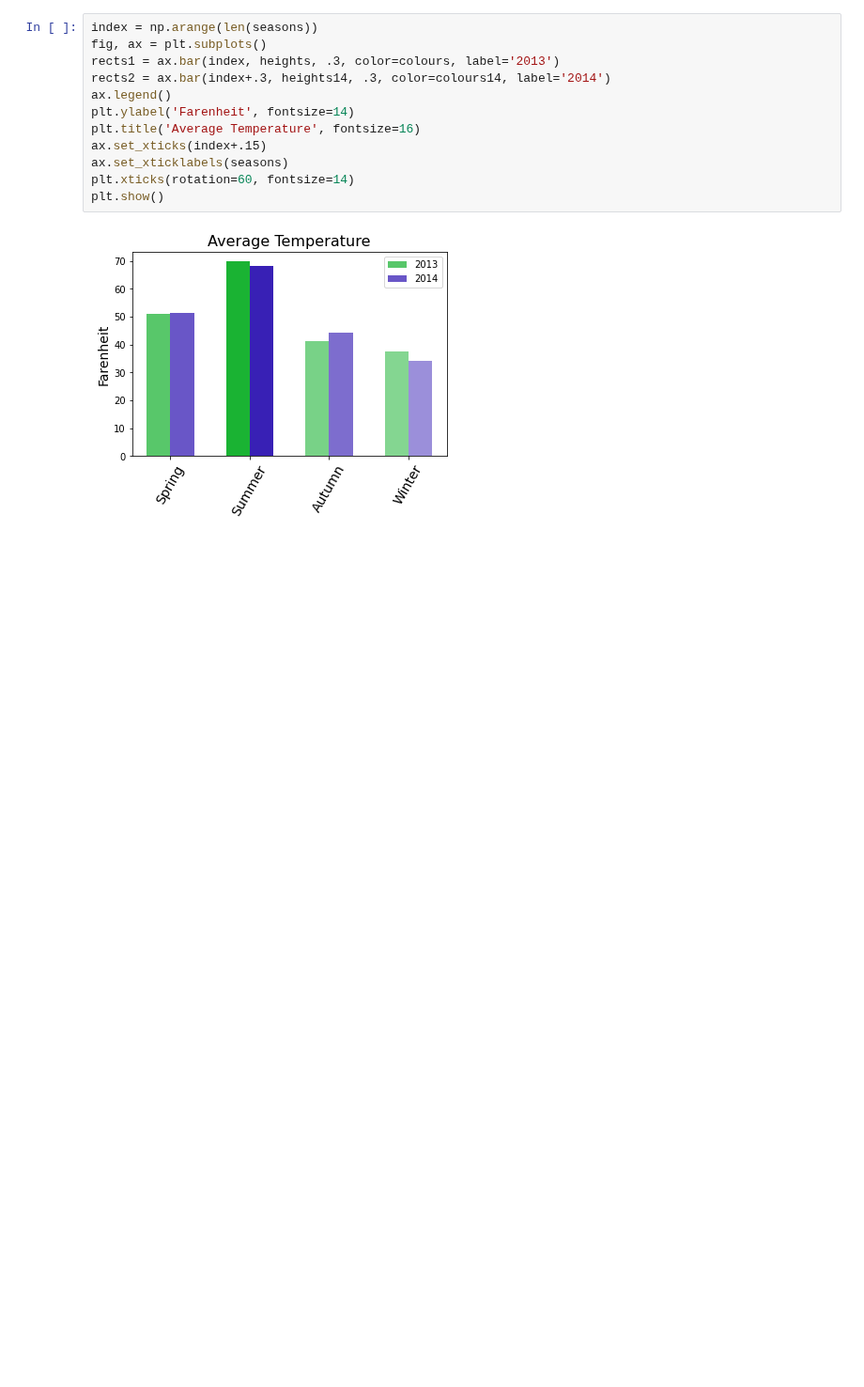
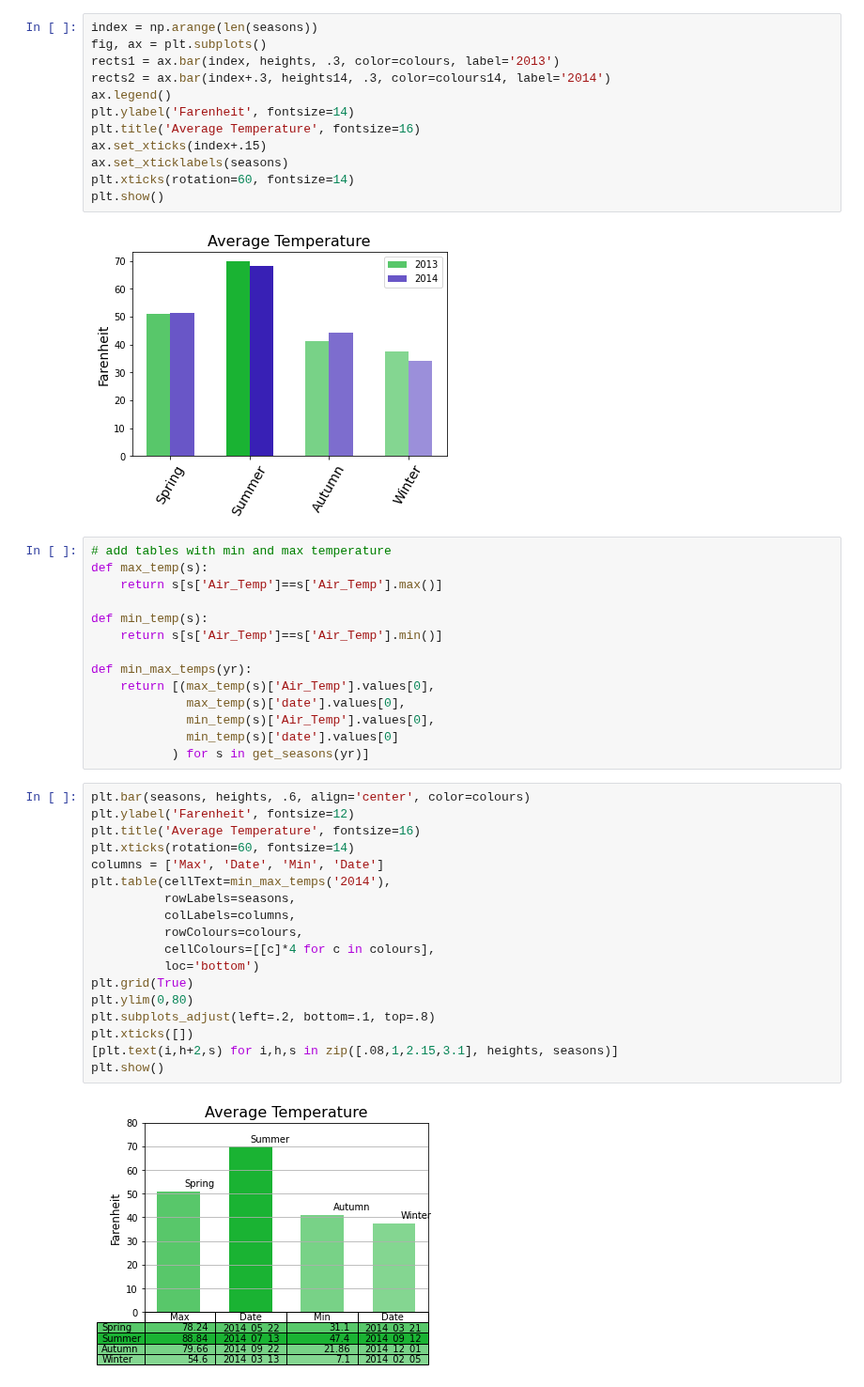
Before and after one commit to gofr1/jupyter-learning, a Jupyter notebook: bar_graph.ipynb, the cells around one changed output. Shown at 94% size. Drawn from its saved outputs; the diff is of its cells as text; blank space fills up the shorter version.

Commit message:
Add table to the graph

```diff
--- a/bar_graph.ipynb
+++ b/bar_graph.ipynb
@@ -49,3 +49,37 @@ plt.xticks(rotation=60, fontsize=14)
 plt.show()
 # %% [output]
 [figure]
+# %%
+# add tables with min and max temperature
+def max_temp(s):
+    return s[s['Air_Temp']==s['Air_Temp'].max()]
+
+def min_temp(s):
+    return s[s['Air_Temp']==s['Air_Temp'].min()]
+
+def min_max_temps(yr):
+    return [(max_temp(s)['Air_Temp'].values[0],
+             max_temp(s)['date'].values[0],
+             min_temp(s)['Air_Temp'].values[0],
+             min_temp(s)['date'].values[0]
+           ) for s in get_seasons(yr)]
+# %%
+plt.bar(seasons, heights, .6, align='center', color=colours)
+plt.ylabel('Farenheit', fontsize=12)
+plt.title('Average Temperature', fontsize=16)
+plt.xticks(rotation=60, fontsize=14)
+columns = ['Max', 'Date', 'Min', 'Date']
+plt.table(cellText=min_max_temps('2014'),
+          rowLabels=seasons,
+          colLabels=columns,
+          rowColours=colours,
+          cellColours=[[c]*4 for c in colours],
+          loc='bottom')
+plt.grid(True)
+plt.ylim(0,80)
+plt.subplots_adjust(left=.2, bottom=.1, top=.8)
+plt.xticks([])
+[plt.text(i,h+2,s) for i,h,s in zip([.08,1,2.15,3.1], heights, seasons)]
+plt.show()
+# %% [output]
+[figure, added]
```
